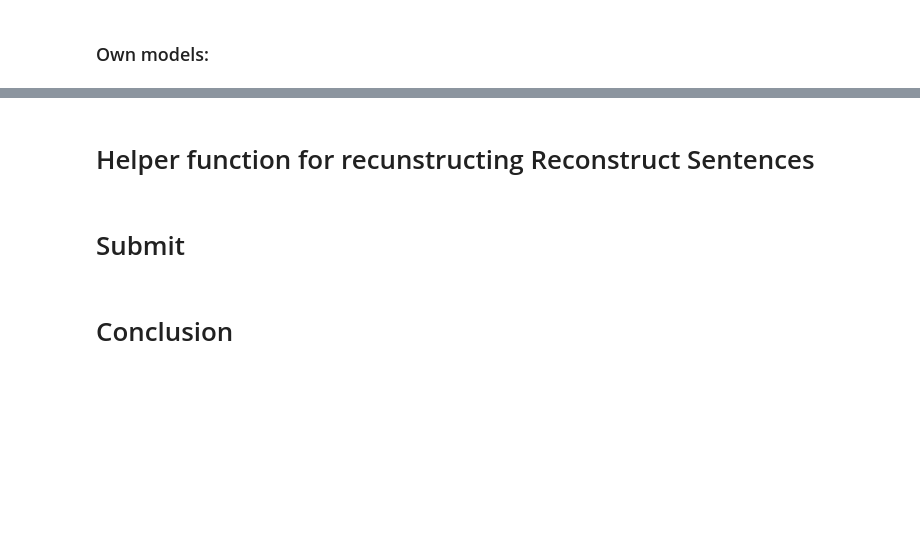
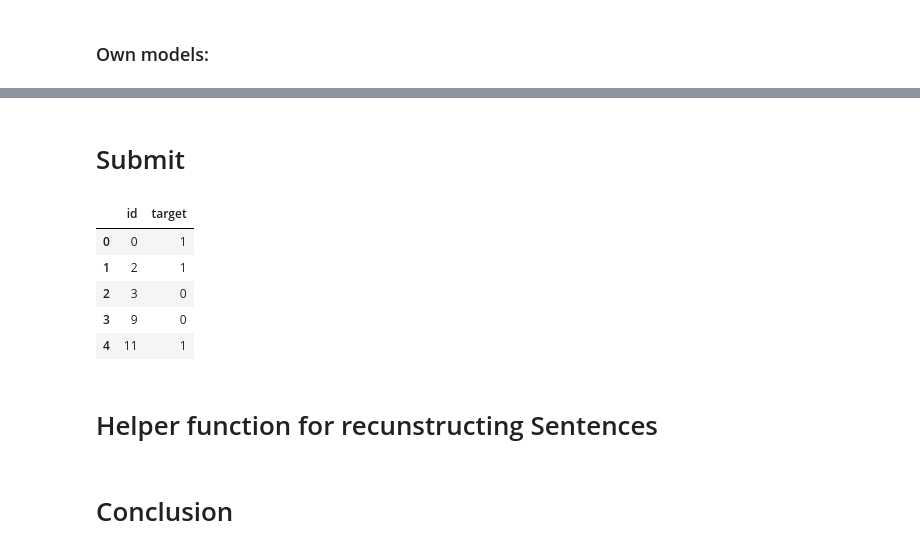
Before and after one commit to CV-42/CV, a Jupyter notebook: Machine Learning and Data Analysis (Python, R)/Kaggle competitions (Python) 2024/NLP with Disaster Tweets/main.ipynb, the cells around one changed output, grey strips where cells are left out. Drawn from its saved outputs; the diff is of its cells as text; code cells hidden in the pictures; blank space fills up the shorter version.

Commit message:
Automated grid search--> test score improvement to 0.797!

```diff
--- a/Machine Learning and Data Analysis (Python, R)/Kaggle competitions (Python) 2024/NLP with Disaster Tweets/main.ipynb
+++ b/Machine Learning and Data Analysis (Python, R)/Kaggle competitions (Python) 2024/NLP with Disaster Tweets/main.ipynb
@@ -398,7 +438,7 @@ Epoch 20/20
 # %%
-X_train, y_train, X_val, y_val, X_test = preprocess_df(train_df, val_df, df_test=test_df)
+X_train, y_train, X_val, y_val, X_test = preprocess_df(train_df, val_df, df_test=test_df, mode="int", clean="standard")
 model = get_model(MAX_TOKENS)
 model.fit(X_train, y_train, validation_data=(X_val, y_val), epochs=20, batch_size=64,
-         callbacks=[keras.callbacks.ModelCheckpoint("own_model.keras",save_best_only=True)])
+         callbacks=[keras.callbacks.ModelCheckpoint("own_model_int_standard.keras",save_best_only=True)])
 # %% [output]
 Epoch 1/20
@@ -421,0 +464,18 @@ Epoch 20/20
+# %%
+histories = {}
+for mode in ("int", "tf_idf"):
+    for clean in ("standard", "custom"):
+        for ngrams in [(1,), (1,2)]:
+            name = "__".join([mode, clean, str(ngrams)])
+            print()
+            print("------------- Starting " + name + " ---------------------")
+            X_train, y_train, X_val, y_val, X_test = preprocess_df(train_df, val_df, df_test=test_df,
+                                                                   mode=mode, clean=clean, ngrams=ngrams)
+            model = get_model(MAX_TOKENS, mode=mode)
+            #model.summary()
+            histories[name] = model.fit(X_train, y_train, validation_data=(X_val, y_val), epochs=42, batch_size=64,
+                 callbacks=[keras.callbacks.ModelCheckpoint(name+".keras", save_best_only=True)])
+
+            # Save predictions with best model:
+            model = keras.models.load_model(name+".keras")
+            predict_and_save(model, X_test, "predictions__" + name)
@@ -421,0 +500,17 @@ Epoch 20/20
+# %%
+best_model_name = ""
+global_best_val_score = 0
+
+for name, history in histories.items():
+    print(name)
+    mode, cleaning, ngrams = name.split("__")
+    print(f"Validation-f1-scores for {mode}-encoding, {cleaning}-cleaning, {ngrams}-ngrams:")
+    vals_f1 = tf.stack(history.history["val_f1"])[:,0].numpy() # Don't know why it is saved so intricated
+    print(vals_f1)
+    max_val = np.max(vals_f1)
+    if max_val > global_best_val_score:
+        global_best_val_score = max_val
+        best_model_name = name
+    print("The maximal f1-score: ", np.max(vals_f1))
+    print()
+print("The best model in total is ", best_model_name)
@@ -422,5 +535,18 @@ Epoch 20/20
+# %% [markdown]
+# Submit
+# %%
+df = pd.read_csv("predictions__" + best_model_name)
+df.to_csv("submission.csv", index=False)
+df.head()
+# %% [output]
+|  | id | target |
+| 0 | 0 | 1 |
+| 1 | 2 | 1 |
+| 2 | 3 | 0 |
+| 3 | 9 | 0 |
+| 4 | 11 | 1 |
 # %% [markdown]
-# Helper function for recunstructing Reconstruct Sentences
+# Helper function for recunstructing Sentences
 # %%
 def reconstruct_sentence(int_vec, vectorizer):
     voc = np.array(vectorizer.get_vocabulary())
@@ -430,5 +556,3 @@ def reconstruct_sentence(int_vec, vectorizer):
     return sentence
 #for i in range(...):
 #    print(reconstruct_sentence(...), "  ", y_train[i])
-# %% [markdown]
-# Submit
```
Also changed, not shown: parts of 14 cells of this notebook.
